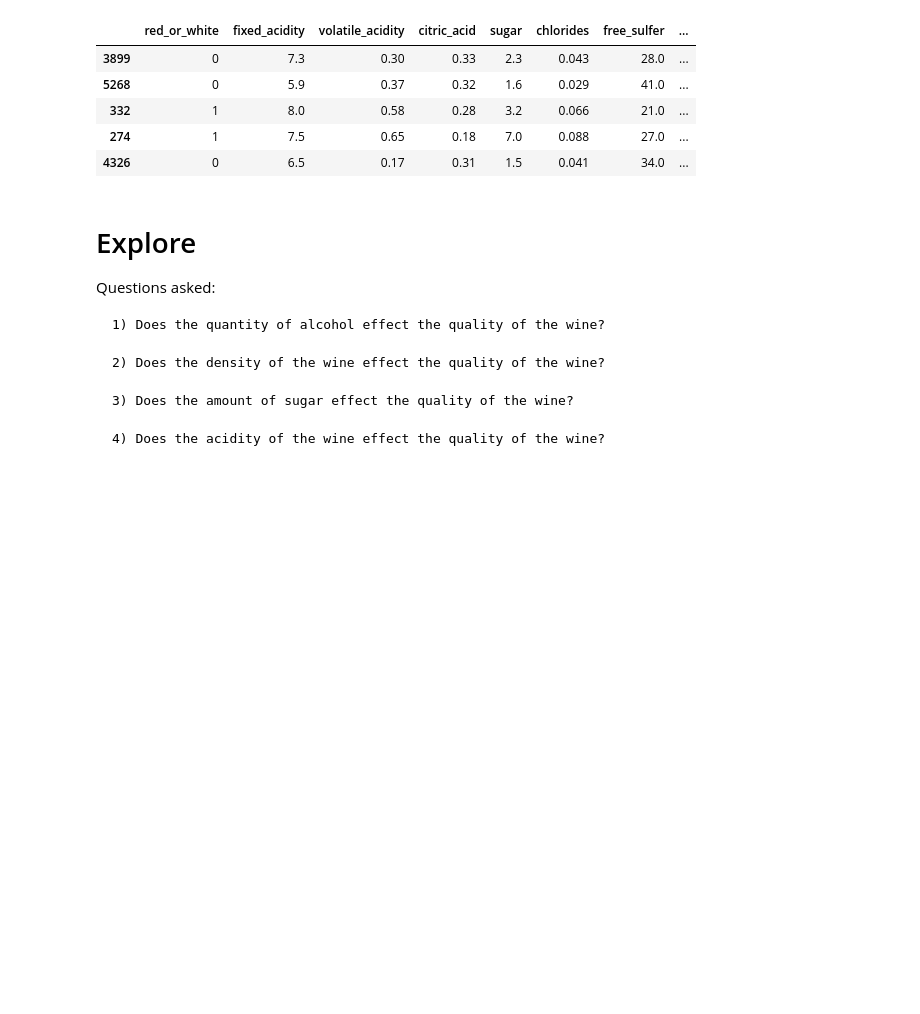
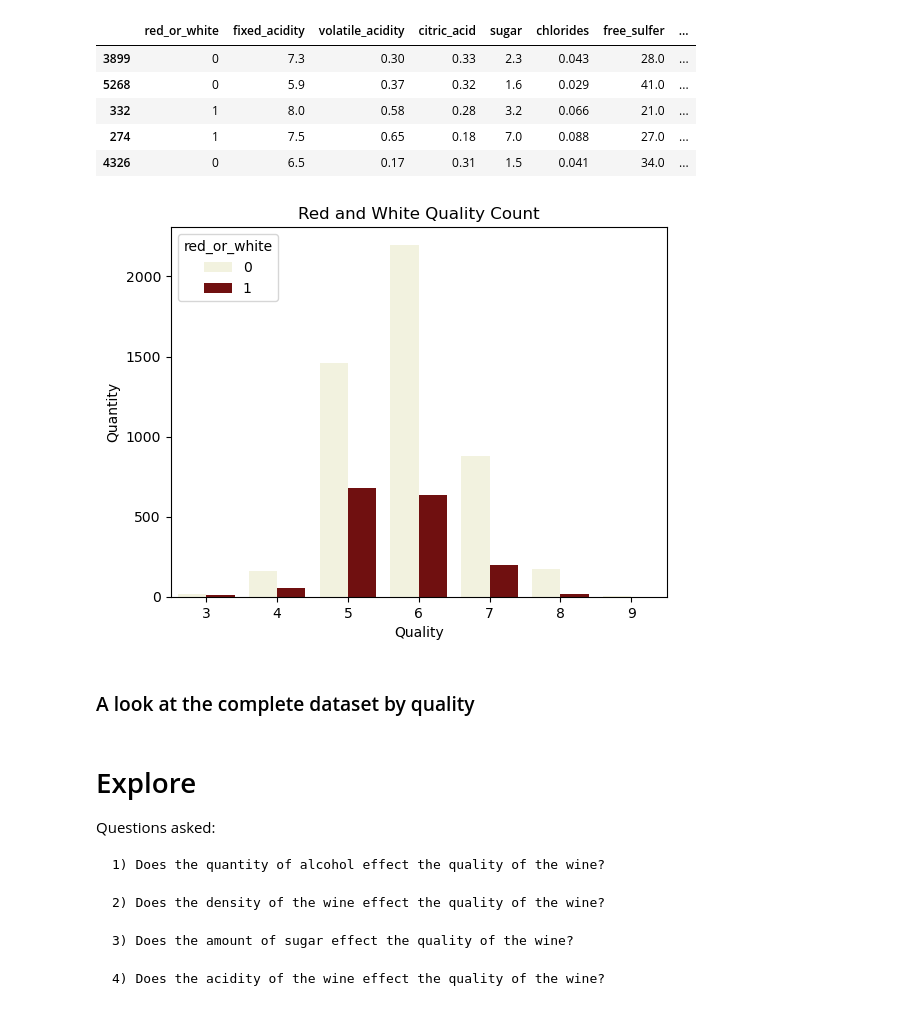
Before and after one commit to Fine-Wine/clustering-project-wine, a Jupyter notebook: clustering_project_final.ipynb, the cells around one changed output. Cells and saved outputs as stored; diff of their text form; code cells hidden in the pictures; blank space fills up the shorter version.

```diff
--- a/clustering_project_final.ipynb
+++ b/clustering_project_final.ipynb
@@ -94,3 +92,9 @@ f.wine_view()
+# %%
+f.wine_view(wine)
+# %% [output]
+[figure, added]
+# %% [markdown]
+### A look at the complete dataset by quality
 # %% [markdown]
 # Explore
 
```
Also changed, not shown: parts of 17 cells of this notebook, 2 other files.
